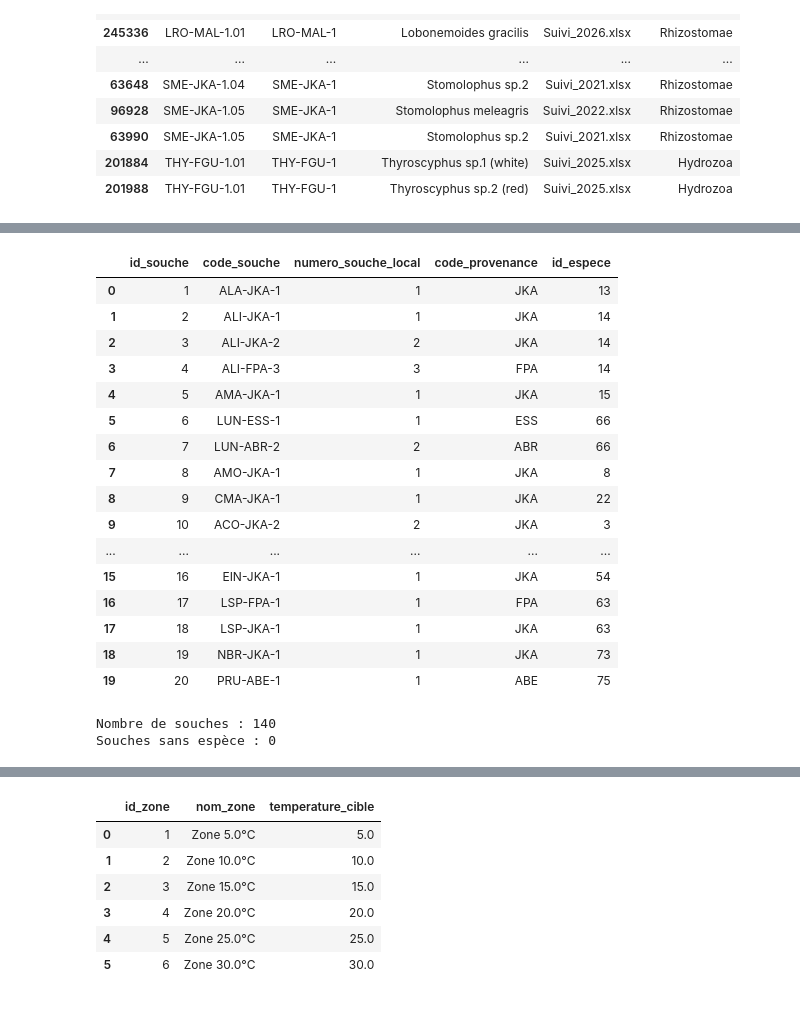
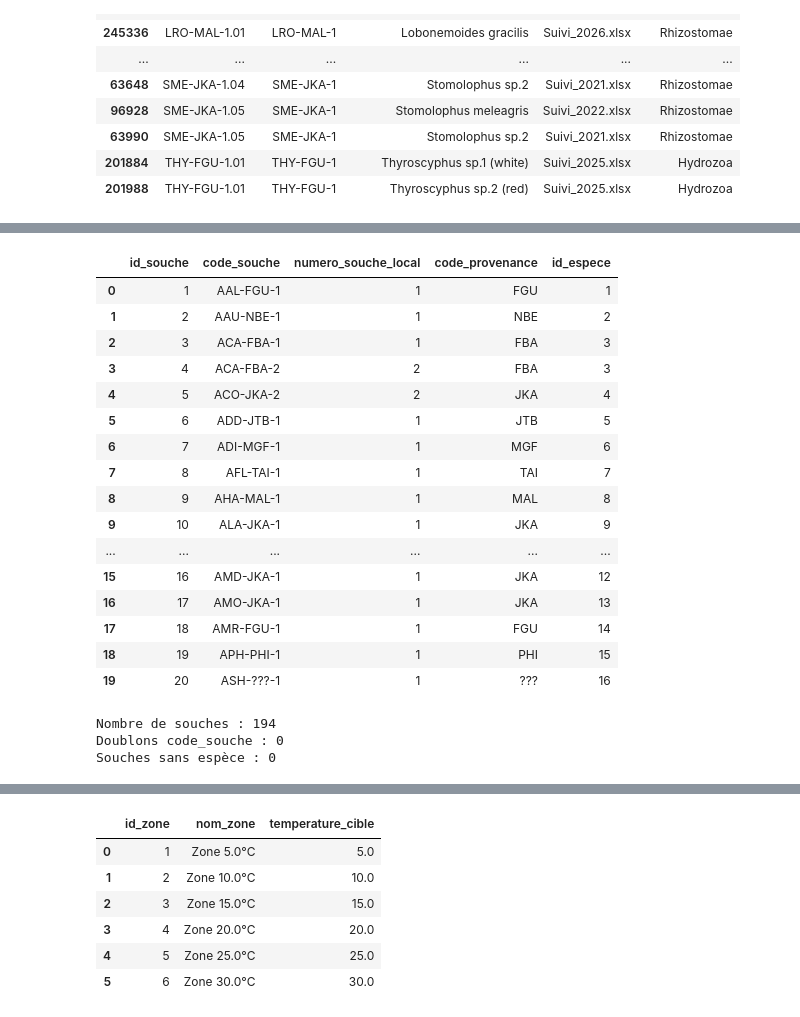
Before and after one commit to Anthony2210/POLYPBASE, a Jupyter notebook: notebooks/excel_to_polypbase_tables.ipynb, the cells around one changed output, grey strips where cells are left out. Drawn from its saved outputs; the diff is of its cells as text; code cells hidden in the pictures.

```diff
--- a/notebooks/excel_to_polypbase_tables.ipynb
+++ b/notebooks/excel_to_polypbase_tables.ipynb
@@ -896,54 +1085,69 @@ Doublons code espèce : 0
 # %%
-souche_df = (
+# Table SOUCHE.
+# Une souche est identifiée par son code_souche.
+# Le lien vers l'espèce se fait par le code_espece_local extrait du code de boîte,
+# pas uniquement par le nom scientifique, car ce nom peut évoluer.
+
+souche_source_df = (
     clean_tracking_valid_df[[
         "code_souche",
         "numero_souche_local",
         "code_provenance",
-        "espece"
+        "code_espece_local",
+        "annee",
+        "semaine"
     ]]
-    .dropna(subset=["code_souche", "espece"])
+    .dropna(subset=["code_souche", "code_espece_local"])
     .drop_duplicates()
+    .sort_values(["code_souche", "annee", "semaine"])
+)
+
+souche_df = (
+    souche_source_df
+    .drop_duplicates(subset=["code_souche"], keep="last")
     .reset_index(drop=True)
 )
 
 souche_df = souche_df.merge(
-    espece_df[["id_espece", "nom_scientifique"]],
-    left_on="espece",
-    right_on="nom_scientifique",
+    espece_df[["id_espece", "code_espece"]],
+    left_on="code_espece_local",
+    right_on="code_espece",
     how="left"
 )
 
 souche_df["id_souche"] = range(1, len(souche_df) + 1)
 
 souche_df = souche_df[[
     "id_souche",
     "code_souche",
     "numero_souche_local",
     "code_provenance",
     "id_espece"
 ]]
 
 display(souche_df.head(20))
 print("Nombre de souches :", len(souche_df))
+print("Doublons code_souche :", souche_df["code_souche"].duplicated().sum())
 print("Souches sans espèce :", souche_df["id_espece"].isna().sum())
 # %% [output]
 |  | id_souche | code_souche | numero_souche_local | code_provenance | id_espece |
-| 0 | 1 | ALA-JKA-1 | 1 | JKA | 13 |
-| 1 | 2 | ALI-JKA-1 | 1 | JKA | 14 |
-| 2 | 3 | ALI-JKA-2 | 2 | JKA | 14 |
-| 3 | 4 | ALI-FPA-3 | 3 | FPA | 14 |
-| 4 | 5 | AMA-JKA-1 | 1 | JKA | 15 |
-| 5 | 6 | LUN-ESS-1 | 1 | ESS | 66 |
-| 6 | 7 | LUN-ABR-2 | 2 | ABR | 66 |
-| 7 | 8 | AMO-JKA-1 | 1 | JKA | 8 |
-| 8 | 9 | CMA-JKA-1 | 1 | JKA | 22 |
-| 9 | 10 | ACO-JKA-2 | 2 | JKA | 3 |
+| 0 | 1 | AAL-FGU-1 | 1 | FGU | 1 |
+| 1 | 2 | AAU-NBE-1 | 1 | NBE | 2 |
+| 2 | 3 | ACA-FBA-1 | 1 | FBA | 3 |
+| 3 | 4 | ACA-FBA-2 | 2 | FBA | 3 |
+| 4 | 5 | ACO-JKA-2 | 2 | JKA | 4 |
+| 5 | 6 | ADD-JTB-1 | 1 | JTB | 5 |
+| 6 | 7 | ADI-MGF-1 | 1 | MGF | 6 |
+| 7 | 8 | AFL-TAI-1 | 1 | TAI | 7 |
+| 8 | 9 | AHA-MAL-1 | 1 | MAL | 8 |
+| 9 | 10 | ALA-JKA-1 | 1 | JKA | 9 |
 | ... | ... | ... | ... | ... | ... |
-| 15 | 16 | EIN-JKA-1 | 1 | JKA | 54 |
-| 16 | 17 | LSP-FPA-1 | 1 | FPA | 63 |
-| 17 | 18 | LSP-JKA-1 | 1 | JKA | 63 |
-| 18 | 19 | NBR-JKA-1 | 1 | JKA | 73 |
-| 19 | 20 | PRU-ABE-1 | 1 | ABE | 75 |
+| 15 | 16 | AMD-JKA-1 | 1 | JKA | 12 |
+| 16 | 17 | AMO-JKA-1 | 1 | JKA | 13 |
+| 17 | 18 | AMR-FGU-1 | 1 | FGU | 14 |
+| 18 | 19 | APH-PHI-1 | 1 | PHI | 15 |
+| 19 | 20 | ASH-???-1 | 1 | ??? | 16 |
-Nombre de souches : 140
+Nombre de souches : 194
+Doublons code_souche : 0
 Souches sans espèce : 0
 # %%
```
Also changed, not shown: parts of 19 cells of this notebook, 1 other file.
